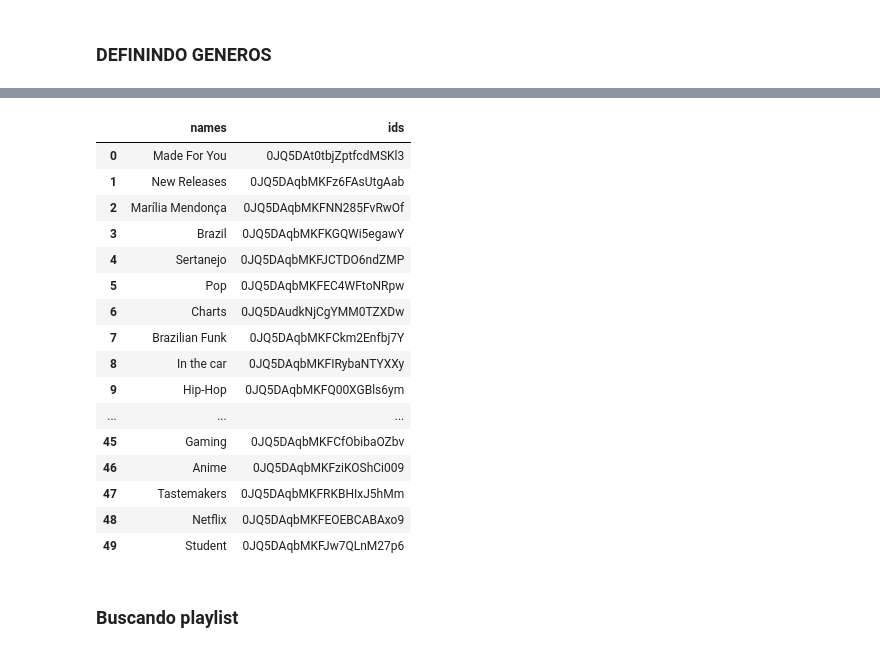
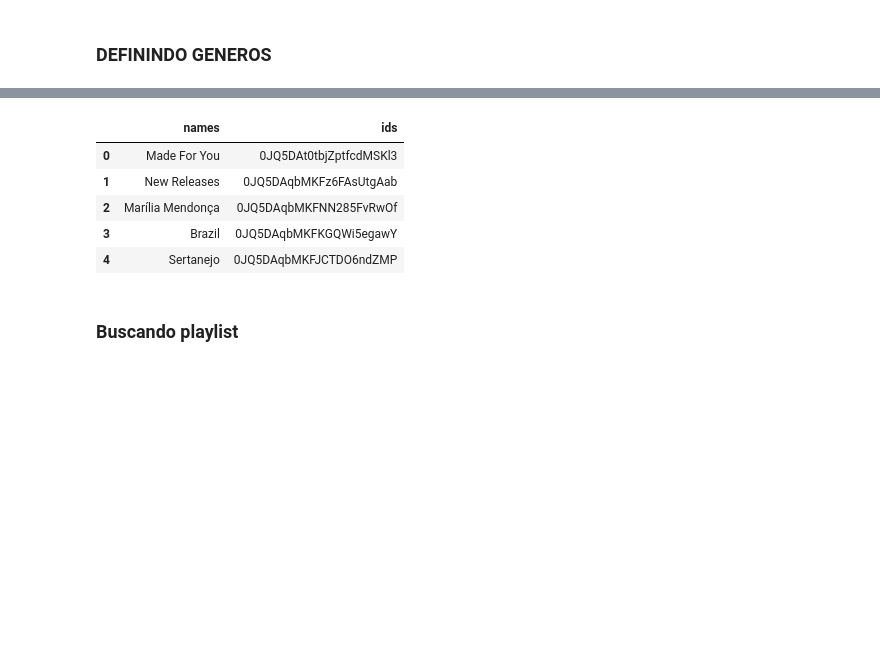
Before and after one commit to CDIMT2024/chorano_e_dancando, a Jupyter notebook: spotfy-AI/spotfy.ipynb, the cells around one changed output, grey strips where cells are left out. Cells and saved outputs as stored; diff of their text form; code cells hidden in the pictures; blank space fills up the shorter version.

```diff
--- a/spotfy-AI/spotfy.ipynb
+++ b/spotfy-AI/spotfy.ipynb
@@ -52,7 +52,7 @@ Requirement already satisfied: joblib>=1.2.0 in /home/kali/git/chorano_e_dancand
 Requirement already satisfied: threadpoolctl>=3.1.0 in /home/kali/git/chorano_e_dancando/.venv/lib/python3.12/site-packages (from scikit-learn) (3.5.0)
 # %%
 load_dotenv()
-client_id = os.getenv("CLIENT_ID")
-client_secret = os.getenv("CLIENT_SECRET")
+client_id = os.getenv("CLIENT_ID1")
+client_secret = os.getenv("CLIENT_SECRET1")
 print(client_id)
 # %% [output]
@@ -60,6 +60,3 @@ c4401408414c49a59e72223bad40229e
-# %%
-client_id="e19f868c40394ceeb90e778daf20f9c7"
-client_secret="6be8e17dfbe347f0976fbdf00f500bc9"
 # %%
 
 def get_token():
@@ -550,24 +588,13 @@ filter_categories = ["Pop","Sertanejo","Hip-Hop","Dance/Électro", "Rock","Latin
 # %%
 
 categories_df = pd.DataFrame(categories)
 #categories_df = categories_df[categories_df['names'].isin(filter_categories)]
 #categories_df = categories_df.reset_index(drop=True)
-categories_df
+categories_df.head()
 # %% [output]
 |  | names | ids |
 | 0 | Made For You | 0JQ5DAt0tbjZptfcdMSKl3 |
 | 1 | New Releases | 0JQ5DAqbMKFz6FAsUtgAab |
 | 2 | Marília Mendonça | 0JQ5DAqbMKFNN285FvRwOf |
 | 3 | Brazil | 0JQ5DAqbMKFKGQWi5egawY |
 | 4 | Sertanejo | 0JQ5DAqbMKFJCTDO6ndZMP |
-| 5 | Pop | 0JQ5DAqbMKFEC4WFtoNRpw |
-| 6 | Charts | 0JQ5DAudkNjCgYMM0TZXDw |
-| 7 | Brazilian Funk | 0JQ5DAqbMKFCkm2Enfbj7Y |
-| 8 | In the car | 0JQ5DAqbMKFIRybaNTYXXy |
-| 9 | Hip-Hop | 0JQ5DAqbMKFQ00XGBls6ym |
-| ... | ... | ... |
-| 45 | Gaming | 0JQ5DAqbMKFCfObibaOZbv |
-| 46 | Anime | 0JQ5DAqbMKFziKOShCi009 |
-| 47 | Tastemakers | 0JQ5DAqbMKFRKBHIxJ5hMm |
-| 48 | Netflix | 0JQ5DAqbMKFEOEBCABAxo9 |
-| 49 | Student | 0JQ5DAqbMKFJw7QLnM27p6 |
```
Also changed, not shown: parts of 85 cells of this notebook, 2 other files.
